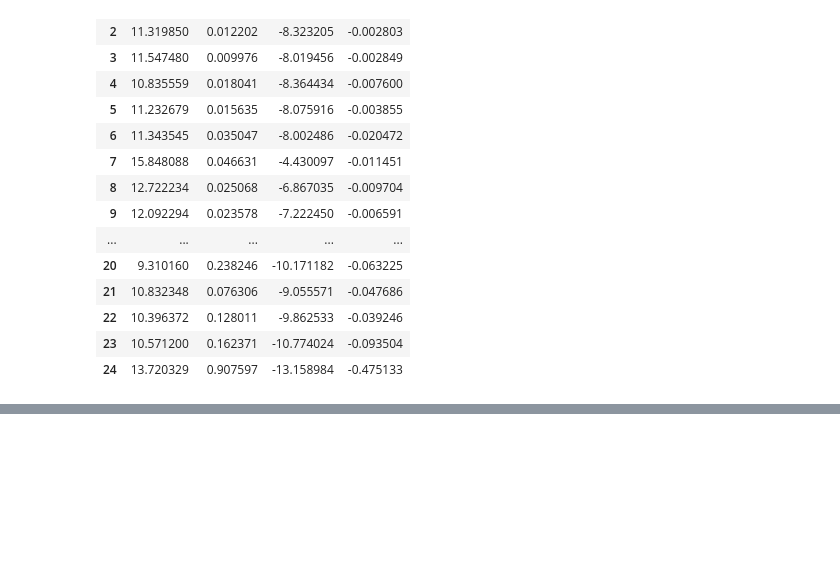
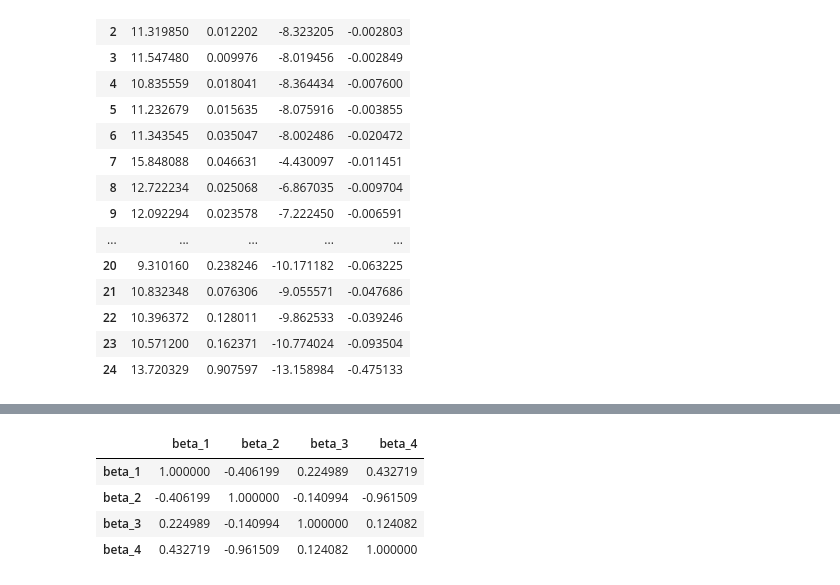
Before and after one commit to JMCG22/pm_cw, a Jupyter notebook: Data_combined_new_data.ipynb, the cells around one changed output, grey strips where cells are left out. Cells and saved outputs as stored; diff of their text form; code cells hidden in the pictures; blank space fills up the shorter version.

```diff
--- a/Data_combined_new_data.ipynb
+++ b/Data_combined_new_data.ipynb
@@ -1163,0 +1164,8 @@ plt.show()
+# %%
+df_of_betas.corr()
+# %% [output]
+|  | beta_1 | beta_2 | beta_3 | beta_4 |
+| beta_1 | 1.000000 | -0.406199 | 0.224989 | 0.432719 |
+| beta_2 | -0.406199 | 1.000000 | -0.140994 | -0.961509 |
+| beta_3 | 0.224989 | -0.140994 | 1.000000 | 0.124082 |
+| beta_4 | 0.432719 | -0.961509 | 0.124082 | 1.000000 |
```
Also changed, not shown: parts of 4 cells of this notebook.
